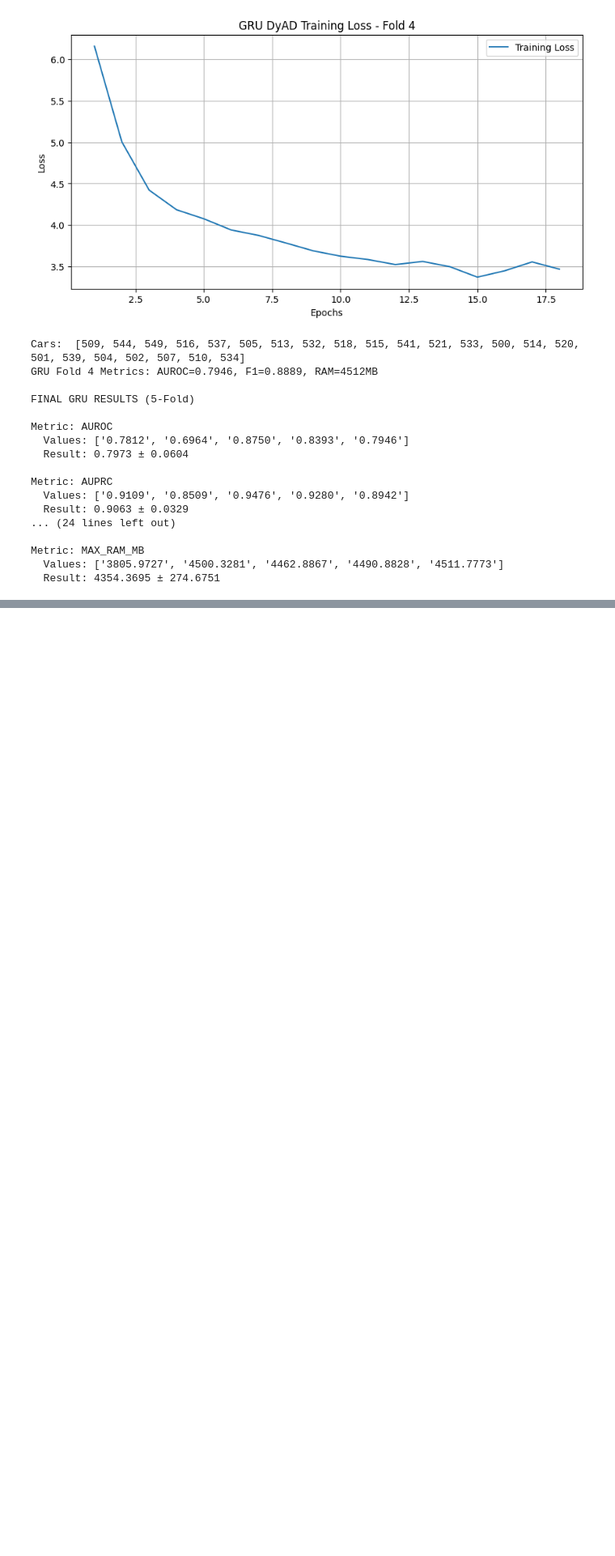
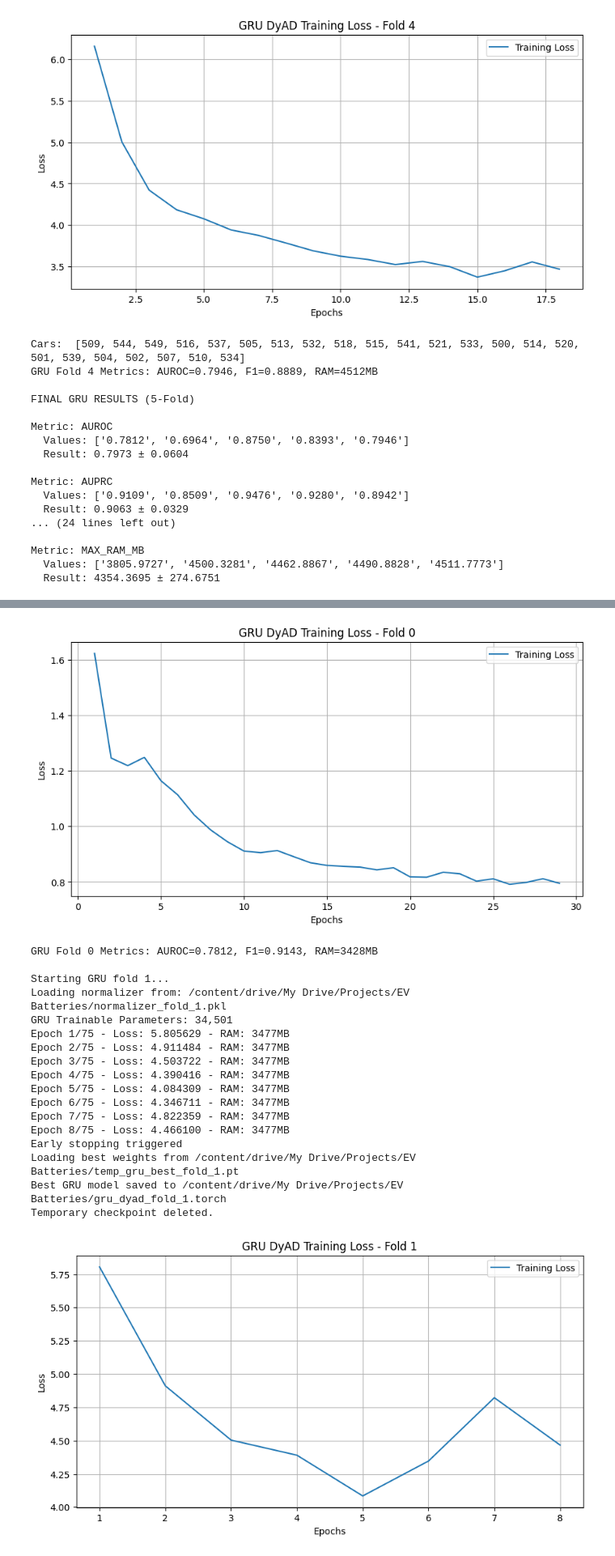
Before and after one commit to dkpgde/misc_analytics_ai, a Jupyter notebook: EV_batteries.ipynb, the cells around one changed output, grey strips where cells are left out. Shown at 81% size. Cells and saved outputs as stored; diff of their text form; code cells hidden in the pictures; blank space fills up the shorter version.

```diff
--- a/EV_batteries.ipynb
+++ b/EV_batteries.ipynb
@@ -759,6 +766,7 @@ params = dict(
 )
 # %%
 class TransformerDyAD(nn.Module):
+    """Transformer DyAD"""
     def __init__(self, hidden_size, latent_size, nhead, dim_feedforward, num_layers,
                  variable_length, encoder_embedding_size, decoder_embedding_size,
                  output_embedding_size, dropout=0.1, **params):
@@ -881,6 +889,7 @@ TransformerDyAD(
 label_data_handler = Label(column_name='mileage', training_set=data_pre, sample_length=200)
 # %%
 def run_fold_transformer(fold_num):
+    """Transformer DyAD training"""
     print(f'\nStarting fold {fold_num}...')
 
     process = psutil.Process(os.getpid())
@@ -1179,6 +1188,7 @@ Metric: MAX_RAM_MB
   Result: 3514.9219 ± 440.6956
 # %%
 class DynamicVAE(nn.Module):
+    """Original VAE"""
     def __init__(self, rnn_type, hidden_size, latent_size, encoder_embedding_size, output_embedding_size,
                  decoder_embedding_size, num_layers=1, bidirectional=False, variable_length=False, **params):
         super().__init__()
@@ -1281,7 +1291,8 @@ DynamicVAE(
   )
 )
 # %%
-def run_fold_gru(fold_num):
+def run_fold_gru(fold_num, inference_loss_type='huber'):
+    """Original DyAD training"""
     print(f'\nStarting GRU fold {fold_num}...')
 
     process = psutil.Process(os.getpid())
@@ -1391,7 +1402,13 @@ def run_fold_gru(fold_num):
     test_start_time = time.time()
     model.eval()
     snippet_results = []
-    recon_loss_fn = nn.SmoothL1Loss(reduction='none')
+
+    if inference_loss_type.lower() == 'mse':
+        recon_loss_fn = nn.MSELoss(reduction='none')
+    elif inference_loss_type.lower() == 'huber' or inference_loss_type.lower() == 'smoothl1':
+        recon_loss_fn = nn.SmoothL1Loss(reduction='none')
+    else:
+        raise ValueError(f"Unsupported loss type: {inference_loss_type}")
 
     with torch.no_grad():
         for batch_data, batch_meta in test_loader:
@@ -1587,3 +1604,25 @@ Metric: AUPRC
 Metric: MAX_RAM_MB
   Values: ['3805.9727', '4500.3281', '4462.8867', '4490.8828', '4511.7773']
   Result: 4354.3695 ± 274.6751
+# %%
+gru_fold_results_mse = []
+
+for i in range(5):
+    metrics = run_fold_gru(fold_num=i, inference_loss_type='mse')
+    gru_fold_results_mse.append(metrics)
+
+print(f'\nFINAL GRU RESULTS MSE (5-Fold)')
+
+metric_keys = gru_fold_results_mse[0].keys()
+gru_final_stats_mse = {}
+
+for key in metric_keys:
+    values = [res[key] for res in gru_fold_results_mse]
+    mean_val = np.mean(values)
+    std_val = np.std(values)
+    gru_final_stats_mse[key] = (mean_val, std_val)
+
+    print(f'\nMetric: {key.upper()}')
+    print(f'  Values: {[f"{v:.4f}" for v in values]}')
+    print(f'  Result: {mean_val:.4f} ± {std_val:.4f}')
+# %% [output]
@@ -1589,0 +1646,19 @@ Metric: MAX_RAM_MB
+[figure, added]
+GRU Fold 0 Metrics: AUROC=0.7812, F1=0.9143, RAM=3428MB
+
+Starting GRU fold 1...
+Loading normalizer from: /content/drive/My Drive/Projects/EV Batteries/normalizer_fold_1.pkl
+GRU Trainable Parameters: 34,501
+Epoch 1/75 - Loss: 5.805629 - RAM: 3477MB
+Epoch 2/75 - Loss: 4.911484 - RAM: 3477MB
+Epoch 3/75 - Loss: 4.503722 - RAM: 3477MB
+Epoch 4/75 - Loss: 4.390416 - RAM: 3477MB
+Epoch 5/75 - Loss: 4.084309 - RAM: 3477MB
+Epoch 6/75 - Loss: 4.346711 - RAM: 3477MB
+Epoch 7/75 - Loss: 4.822359 - RAM: 3477MB
+Epoch 8/75 - Loss: 4.466100 - RAM: 3477MB
+Early stopping triggered
+Loading best weights from /content/drive/My Drive/Projects/EV Batteries/temp_gru_best_fold_1.pt
+Best GRU model saved to /content/drive/My Drive/Projects/EV Batteries/gru_dyad_fold_1.torch
+Temporary checkpoint deleted.
+[figure, added]
```
Also changed, not shown: parts of 7 cells of this notebook.
